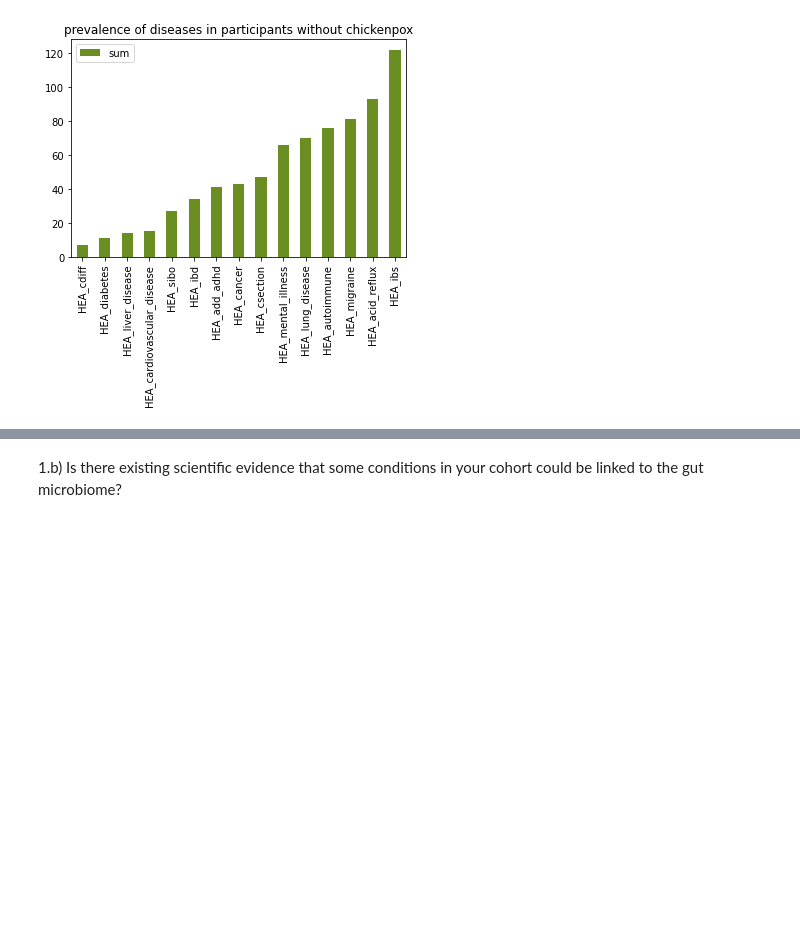
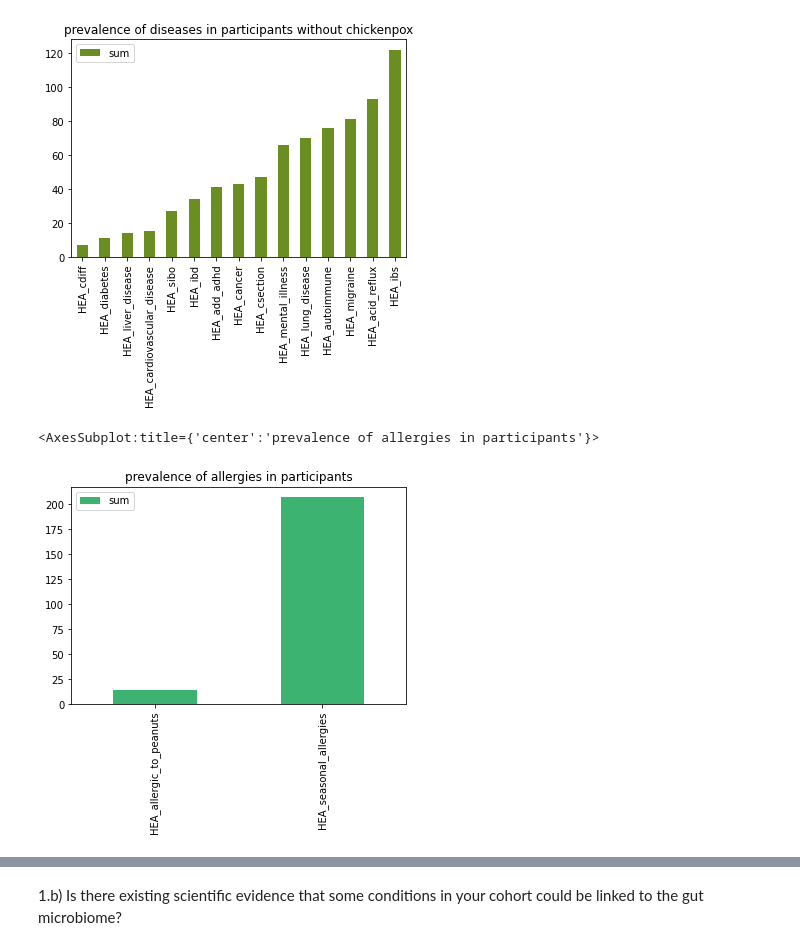
Before and after one commit to annawet/Poop-Power, a Jupyter notebook: ExploringMetadata.ipynb, the cells around one changed output, grey strips where cells are left out. Cells and saved outputs as stored; diff of their text form; code cells hidden in the pictures; blank space fills up the shorter version.

```diff
--- a/ExploringMetadata.ipynb
+++ b/ExploringMetadata.ipynb
@@ -90,5 +90,13 @@ df_summary_no_chicken.plot(kind = 'bar', title = 'prevalence of diseases in part
 <AxesSubplot:title={'center':'prevalence of diseases in participants without chickenpox'}>
 [figure]
 # %%
-allergies = ['HEA_allergic_to_peanuts','HEA_seasonal_allergies' ]
+#same procedure as above for allergies
+allergies = ['HEA_allergic_to_peanuts','HEA_seasonal_allergies' ] #creating a list of all allergie-columns
+df_allergies = df_metadata.loc[:, allergies] #taking only allergie-columns out of metadata
+df_allergies = pd.DataFrame(df_allergies.sum(), columns = ['sum'])# counting the allergies = True and put them in dataframe
+df_allergies = df_allergies.sort_values('sum') #sorting them
+df_allergies.plot(kind = 'bar', title = 'prevalence of allergies in participants', color = 'mediumseagreen')
+# %% [output]
+<AxesSubplot:title={'center':'prevalence of allergies in participants'}>
+[figure, added]
 # %%
```
Also changed, not shown: parts of 1 cell of this notebook.
